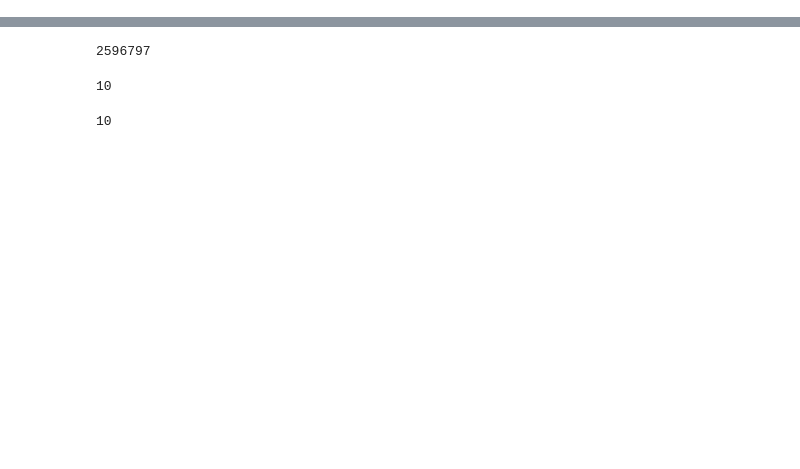
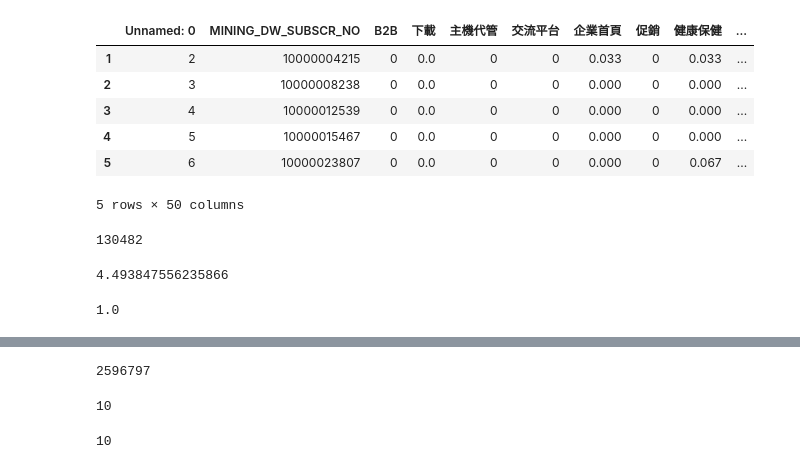
Before and after one commit to xiaosean/preprocess_py, a Jupyter notebook: csv_lookhead.ipynb, the cells around one changed output, grey strips where cells are left out. Saved outputs shown, nothing was run; the diff lists cells and outputs as text; code cells hidden in the pictures; blank space fills up the shorter version.

```diff
--- a/csv_lookhead.ipynb
+++ b/csv_lookhead.ipynb
@@ -59,0 +108,14 @@ df.groupby('Groups').count()
+# %%
+df.head()
+# %% [output]
+|  | Unnamed: 0 | MINING_DW_SUBSCR_NO | B2B | 下載 | 主機代管 | 交流平台 | 企業首頁 | 促銷 | 健康保健 | ... |
+| 1 | 2 | 10000004215 | 0 | 0.0 | 0 | 0 | 0.033 | 0 | 0.033 | ... |
+| 2 | 3 | 10000008238 | 0 | 0.0 | 0 | 0 | 0.000 | 0 | 0.000 | ... |
+| 3 | 4 | 10000012539 | 0 | 0.0 | 0 | 0 | 0.000 | 0 | 0.000 | ... |
+| 4 | 5 | 10000015467 | 0 | 0.0 | 0 | 0 | 0.000 | 0 | 0.000 | ... |
+| 5 | 6 | 10000023807 | 0 | 0.0 | 0 | 0 | 0.000 | 0 | 0.067 | ... |
+5 rows × 50 columns
+# %%
+len(df[df["TENURE_SCV"] < 3])
+# %% [output]
+130482
@@ -59,0 +126,4 @@ df.groupby('Groups').count()
+# %%
+df["VOICE_MONTHLY_SUM"].max()
+# %% [output]
+4.493847556235866
@@ -59,0 +134,4 @@ df.groupby('Groups').count()
+# %%
+df["VOICE_MONTHLY_SUM"].max()
+# %% [output]
+1.0
```
Also changed, not shown: parts of 16 cells of this notebook, 16 other files.
